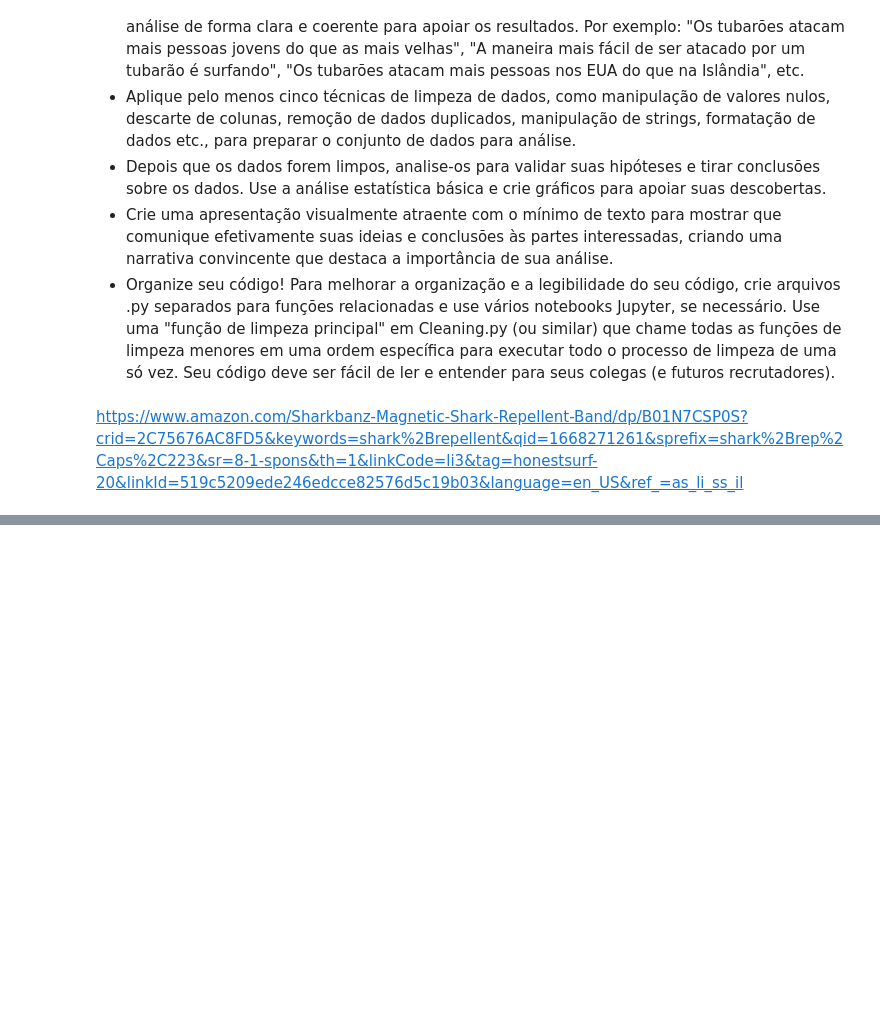
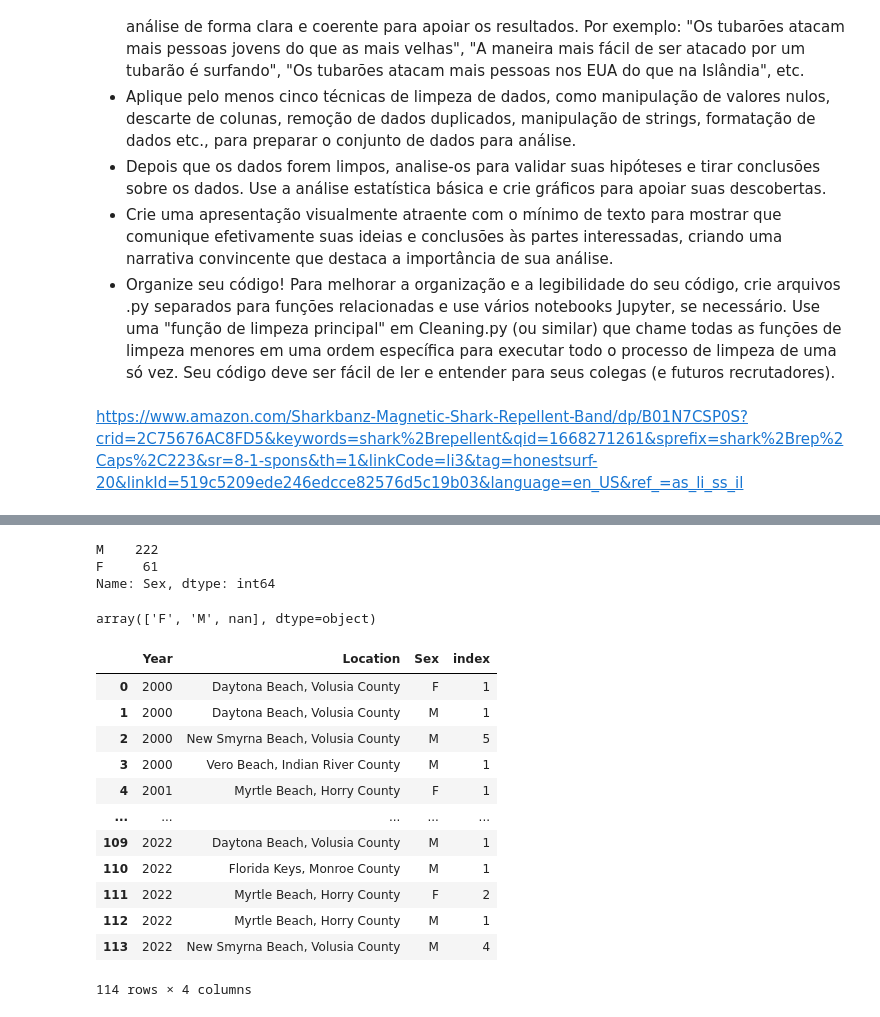
Before and after one commit to rayanchianelli/Projeto-Shark-Attacks, a Jupyter notebook: projeto_shark_attacks.ipynb, the cells around one changed output, grey strips where cells are left out. Cells and saved outputs as stored; diff of their text form; code cells hidden in the pictures; blank space fills up the shorter version.

```diff
--- a/projeto_shark_attacks.ipynb
+++ b/projeto_shark_attacks.ipynb
@@ -126,0 +41,3 @@ Name: Year, Length: 6865, dtype: float64
+# %%
+#substituindo os nomes repetidos da coluna 'Location'
+shark_attacks['Location'] = shark_attacks['Location'].replace({'Daytona Beach Shores, Volusia County' : 'Daytona Beach, Volusia County', 'Ponce Inlet, New Smyrna Beach, Volusia County' : 'New Smyrna Beach, Volusia County', 'Ponce Inlet, Volusia County':'New Smyrna Beach, Volusia County' })
@@ -127,4 +47,3 @@ Name: Year, Length: 6865, dtype: float64
 # %%
-#checar se os anos estao corretos
-df_filtrado = shark_attacks.loc[shark_attacks['Year'] >= 2000]
-df_filtrado
+# Recorte dos ataques a partir dos anos 2000
+new_df1 = shark_attacks.loc[shark_attacks['Year'] >= 2000]
@@ -135,0 +50,4 @@ SyntaxError: ignored
+# %%
+# Criando um novo df com a intersecção do 'Year' e 'Location'
+new_df2 = new_df1['Location'].value_counts().head(10).index.tolist()
+new_df3 = new_df1[new_df1['Location'].isin(new_df2)]
@@ -135,0 +71,31 @@ SyntaxError: ignored
+# %%
+# Indice de genero nos ataques  em relação aperiodo
+new_df3['Sex'].value_counts()
+# %% [output]
+M    222
+F     61
+Name: Sex, dtype: int64
+# %%
+new_df3['Sex'].unique()
+# %% [output]
+array(['F', 'M', nan], dtype=object)
+# %%
+# Dataframe Final
+df_final = new_df3.loc[:,['Year','Location','Sex']].reset_index()
+df_final = df_final.groupby(['Year','Location','Sex'],as_index=False).count()
+# %%
+df_final
+# %% [output]
+|  | Year | Location | Sex | index |
+| 0 | 2000 | Daytona Beach, Volusia County | F | 1 |
+| 1 | 2000 | Daytona Beach, Volusia County | M | 1 |
+| 2 | 2000 | New Smyrna Beach, Volusia County | M | 5 |
+| 3 | 2000 | Vero Beach, Indian River County | M | 1 |
+| 4 | 2001 | Myrtle Beach, Horry County | F | 1 |
+| ... | ... | ... | ... | ... |
+| 109 | 2022 | Daytona Beach, Volusia County | M | 1 |
+| 110 | 2022 | Florida Keys, Monroe County | M | 1 |
+| 111 | 2022 | Myrtle Beach, Horry County | F | 2 |
+| 112 | 2022 | Myrtle Beach, Horry County | M | 1 |
+| 113 | 2022 | New Smyrna Beach, Volusia County | M | 4 |
+114 rows × 4 columns
```
Also changed, not shown: parts of 17 cells of this notebook.
